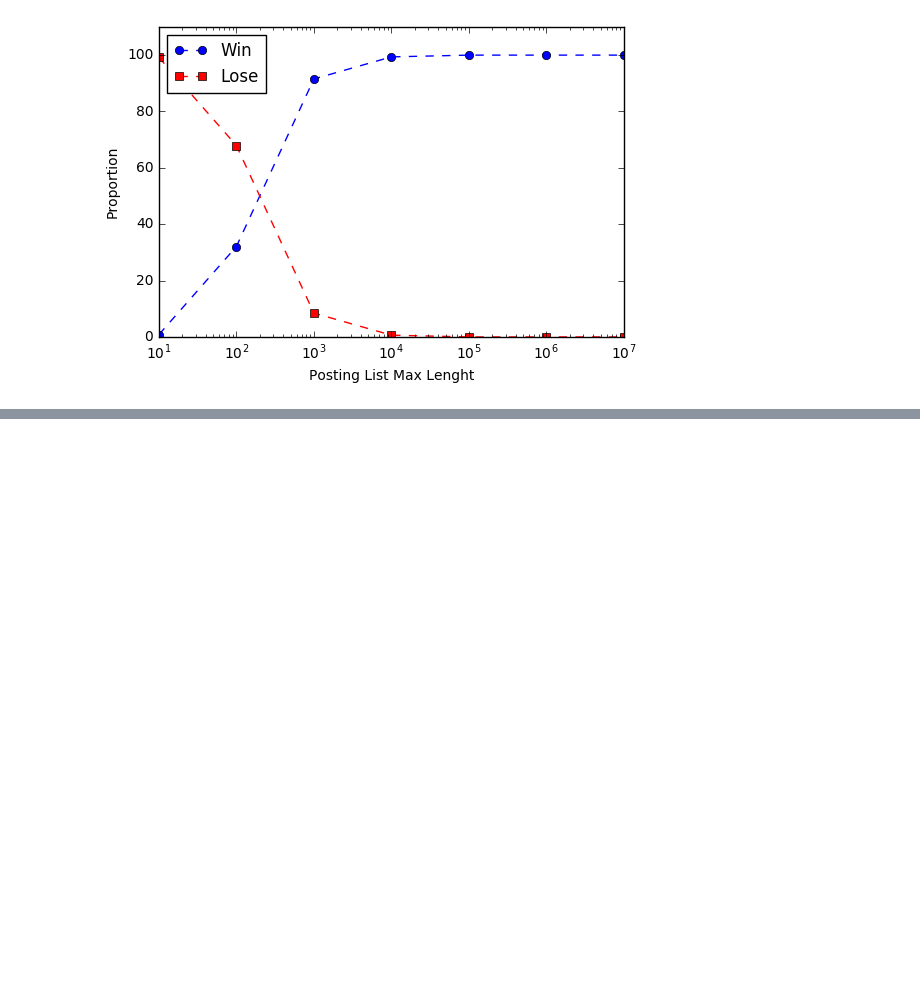
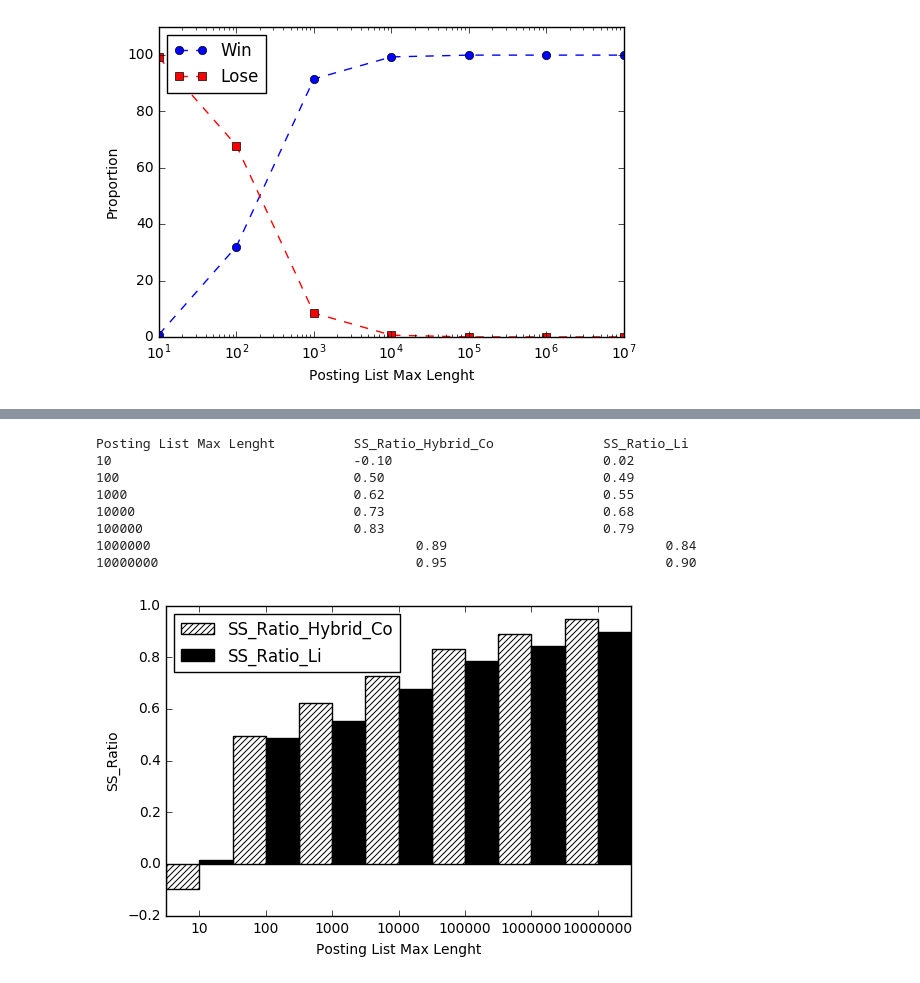
Before and after one commit to earissola/research, a Jupyter notebook: notebooks/webbase_uint16.ipynb, the cells around one changed output, grey strips where cells are left out. Cells and saved outputs as stored; diff of their text form; code cells hidden in the pictures; blank space fills up the shorter version.

```diff
--- a/notebooks/webbase_uint16.ipynb
+++ b/notebooks/webbase_uint16.ipynb
@@ -434,0 +541,28 @@ Posting List Max Lenght          SS_Ratio_Hybrid_Co
+# %%
+figure, ax = plt.subplots()
+x = np.arange(7)
+
+width = 0.5
+
+ax.bar(x, average_SS_Ratio_Hybrid_Co_indexData, width, color='w', hatch='////', label='SS_Ratio_Hybrid_Co')
+ax.bar(x + width, average_SS_Ratio_Li_indexData, width , color='black', label='SS_Ratio_Li')
+
+plt.xticks(x + 0.5, map(lambda x: str(x), logBins))
+
+ax.set_xlabel('Posting List Max Lenght')
+ax.set_ylabel('SS_Ratio')
+ax.legend(loc=2)
+
+print "Posting List Max Lenght\t\t SS_Ratio_Hybrid_Co\t\t SS_Ratio_Li"
+for i, (a, b) in enumerate(zip(average_SS_Ratio_Hybrid_Co_indexData, average_SS_Ratio_Li_indexData)):
+    print "%i \t\t\t\t %.2f \t\t\t\t %.2f" % (logBins[i], a, b)
+# %% [output]
+Posting List Max Lenght          SS_Ratio_Hybrid_Co              SS_Ratio_Li
+10                               -0.10                           0.02
+100                              0.50                            0.49
+1000                             0.62                            0.55
+10000                            0.73                            0.68
+100000                           0.83                            0.79
+1000000                                  0.89                            0.84
+10000000                                 0.95                            0.90
+[figure, added]
```
Also changed, not shown: parts of 8 cells of this notebook.
